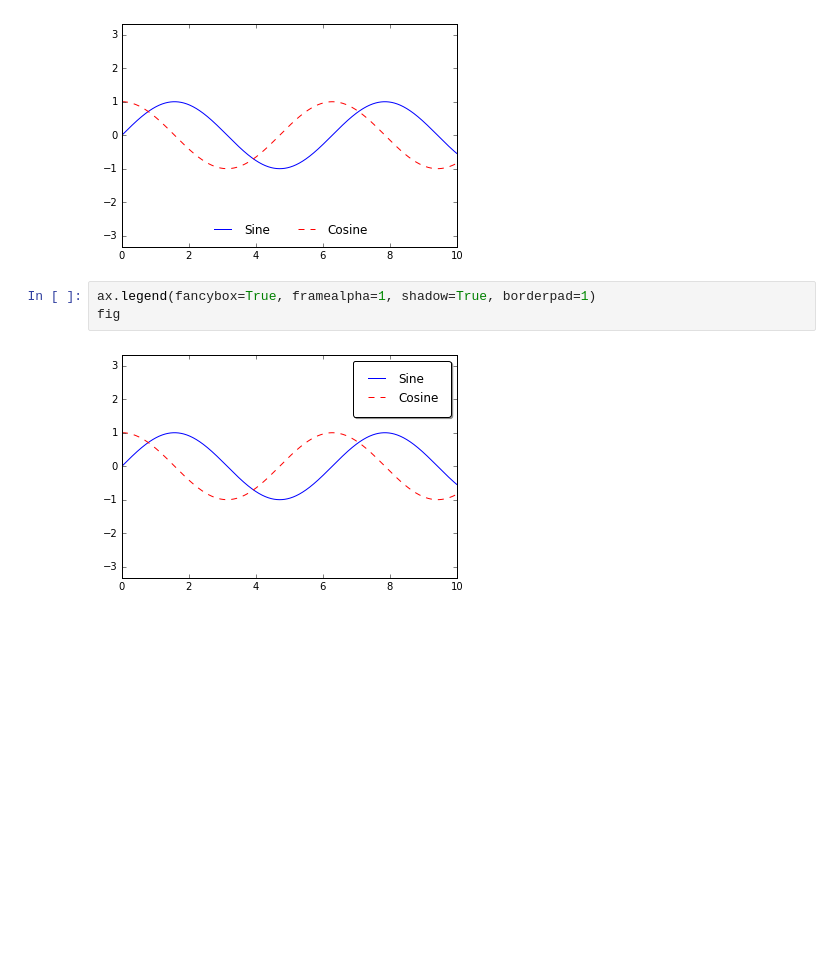
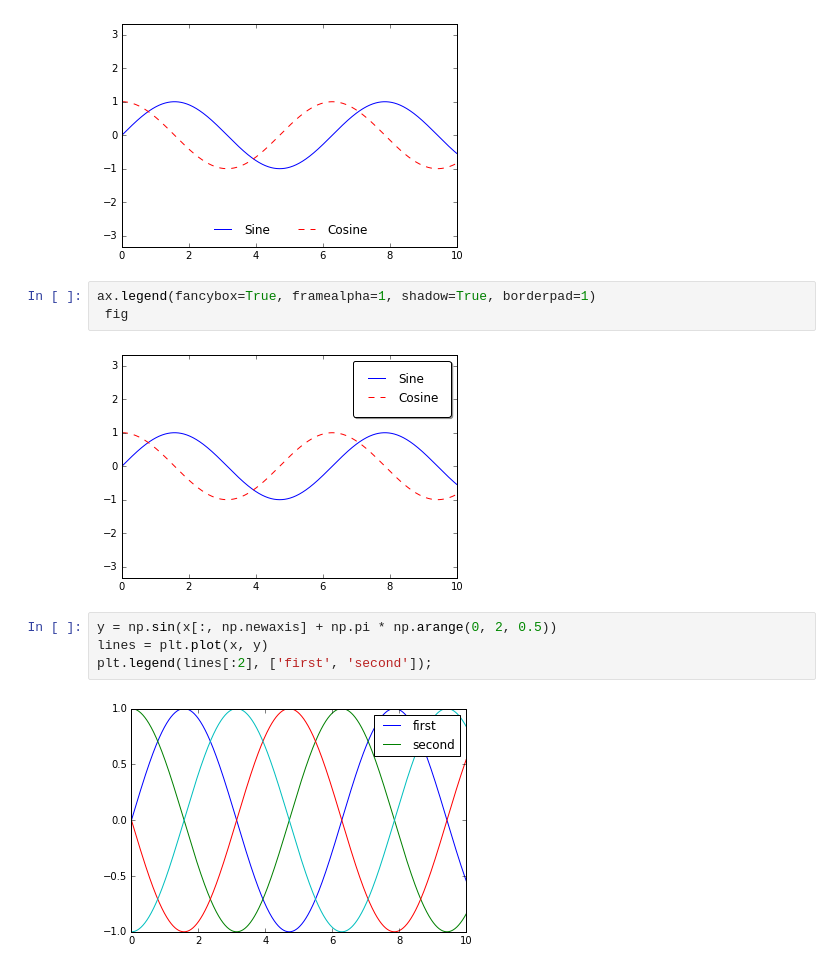
Before and after one commit to Shilparpatil/internship, a Jupyter notebook: matplotlib.ipynb, the cells around one changed output. Saved outputs shown, nothing was run; the diff lists cells and outputs as text; blank space fills up the shorter version.

```diff
--- a/matplotlib.ipynb
+++ b/matplotlib.ipynb
@@ -243,6 +243,12 @@ fig
 [figure]
 # %%
 ax.legend(fancybox=True, framealpha=1, shadow=True, borderpad=1)
-fig
+ fig
 # %% [output]
 [figure]
+# %%
+y = np.sin(x[:, np.newaxis] + np.pi * np.arange(0, 2, 0.5))
+lines = plt.plot(x, y)
+plt.legend(lines[:2], ['first', 'second']);
+# %% [output]
+[figure, added]
```
Also changed, not shown: parts of 2 cells of this notebook.
